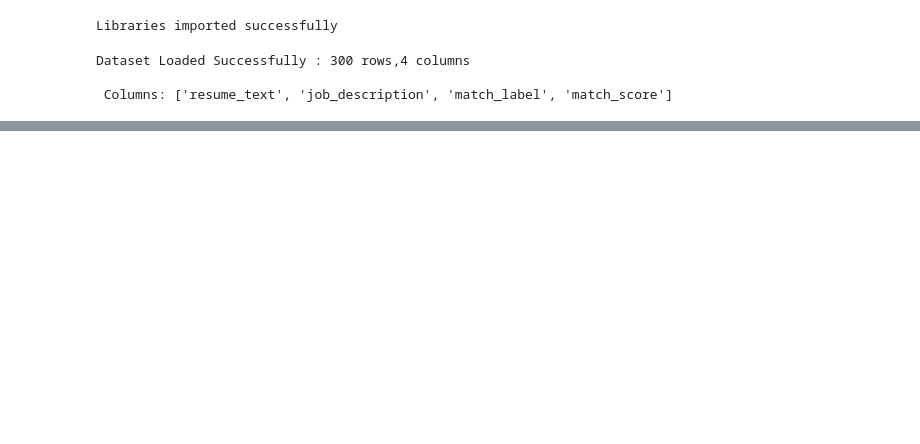
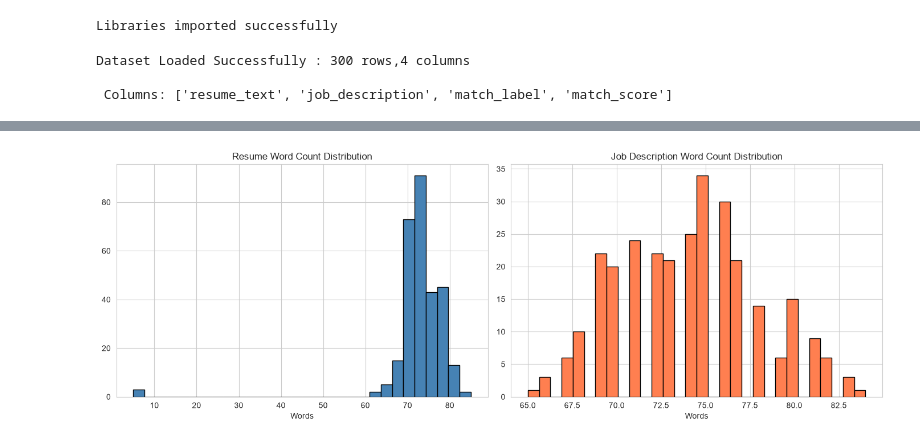
Before and after one commit to dileepkumar2626/ATS_Scorer_App, a Jupyter notebook: jupyter_notebooks/01_EDA_and_DATA_prep.ipynb, the cells around one changed output, grey strips where cells are left out. Cells and saved outputs as stored; diff of their text form; code cells hidden in the pictures; blank space fills up the shorter version.

```diff
--- a/jupyter_notebooks/01_EDA_and_DATA_prep.ipynb
+++ b/jupyter_notebooks/01_EDA_and_DATA_prep.ipynb
@@ -44,0 +283,18 @@ Dataset Loaded Successfully : 300 rows,4 columns
+# %%
+df_plot['resume_len'] = df_plot['resume_text'].str.split().str.len()
+df_plot['jd_len']     = df_plot['job_description'].str.split().str.len()
+
+fig, axes = plt.subplots(1, 2, figsize=(14, 5))
+
+axes[0].hist(df_plot['resume_len'], bins=30, color='steelblue', edgecolor='black')
+axes[0].set_title('Resume Word Count Distribution')
+axes[0].set_xlabel('Words')
+
+axes[1].hist(df_plot['jd_len'], bins=30, color='coral', edgecolor='black')
+axes[1].set_title('Job Description Word Count Distribution')
+axes[1].set_xlabel('Words')
+
+plt.tight_layout()
+plt.show()
+# %% [output]
+[figure, added]
```
Also changed, not shown: parts of 30 cells of this notebook, 1 other file.
